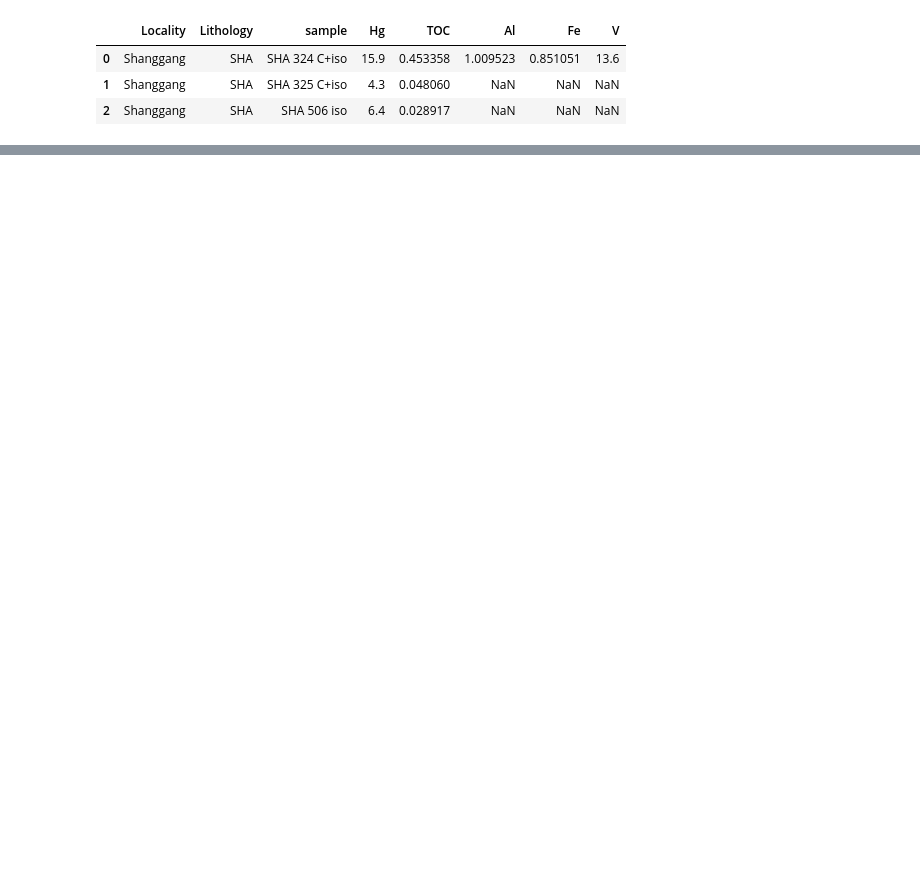
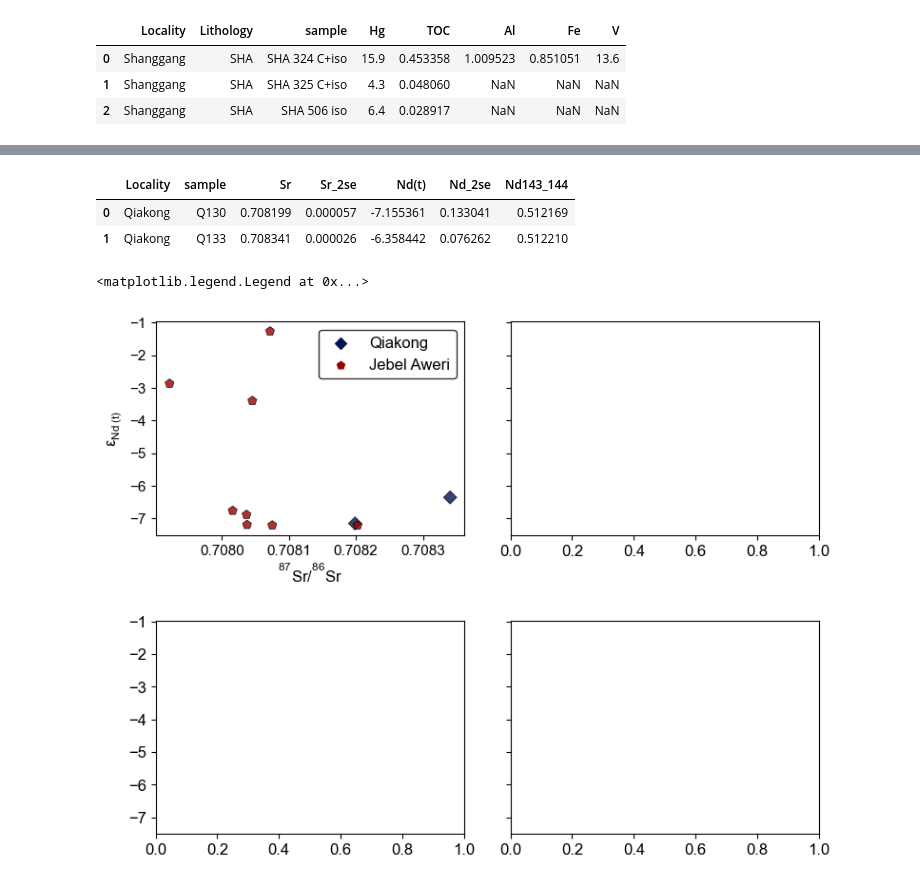
Before and after one commit to oluwaseun-edward/notebooks, a Jupyter notebook: covariation.ipynb, the cells around one changed output, grey strips where cells are left out. Saved outputs shown, nothing was run; the diff lists cells and outputs as text; code cells hidden in the pictures; blank space fills up the shorter version.

```diff
--- a/covariation.ipynb
+++ b/covariation.ipynb
@@ -107,0 +132,27 @@ Text(0.5, 200, 'SHA: $\\rho$ = 0.49, p = 0.00')
+# %%
+df = pd.read_excel('../manuscript_data.xlsx', sheet_name="Nd_Sr")
+df.head(2)
+# %% [output]
+|  | Locality | sample | Sr | Sr_2se | Nd(t) | Nd_2se | Nd143_144 |
+| 0 | Qiakong | Q130 | 0.708199 | 0.000057 | -7.155361 | 0.133041 | 0.512169 |
+| 1 | Qiakong | Q133 | 0.708341 | 0.000026 | -6.358442 | 0.076262 | 0.512210 |
+# %%
+markers2 = ['D', 'p']
+Sr=df.Sr
+Nd=df["Nd(t)"]
+# %%
+fig, ((ax0, ax1), (ax2, ax3)) = plt.subplots(nrows=2, ncols=2,
+                                             figsize=(9, 7), sharey=True)
+fig.subplots_adjust(hspace=0.4, wspace=0.15)
+sns.scatterplot(data=df, x=Sr, y=Nd, ax=ax0,
+                    color='black', edgecolor='black', legend=True,
+                    s=50, hue='Locality', palette=[colors[2], colors[4]], alpha=0.8,
+                    style='Locality', markers=markers2,
+                    )
+ax0.tick_params(labelsize=11)
+ax0.set_xlabel(r"$^{87}Sr/^{86}Sr$", fontsize=12)
+ax0.set_ylabel(r"$\epsilon_{Nd\;(t)}$", fontsize=12)
+ax0.legend(loc='upper right', edgecolor='black')
+# %% [output]
+<matplotlib.legend.Legend at 0x...>
+[figure, added]
```
Also changed, not shown: parts of 6 cells of this notebook, 1 other file.
